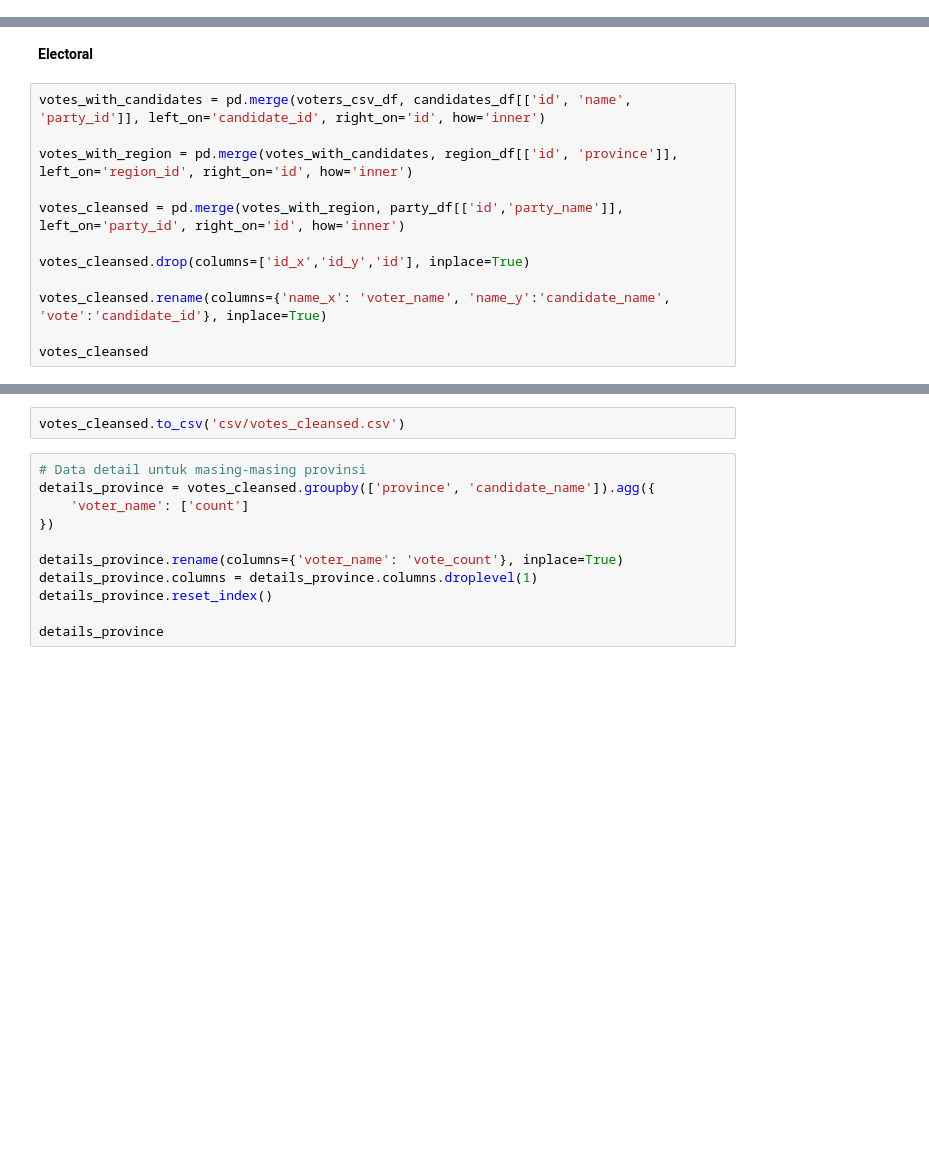
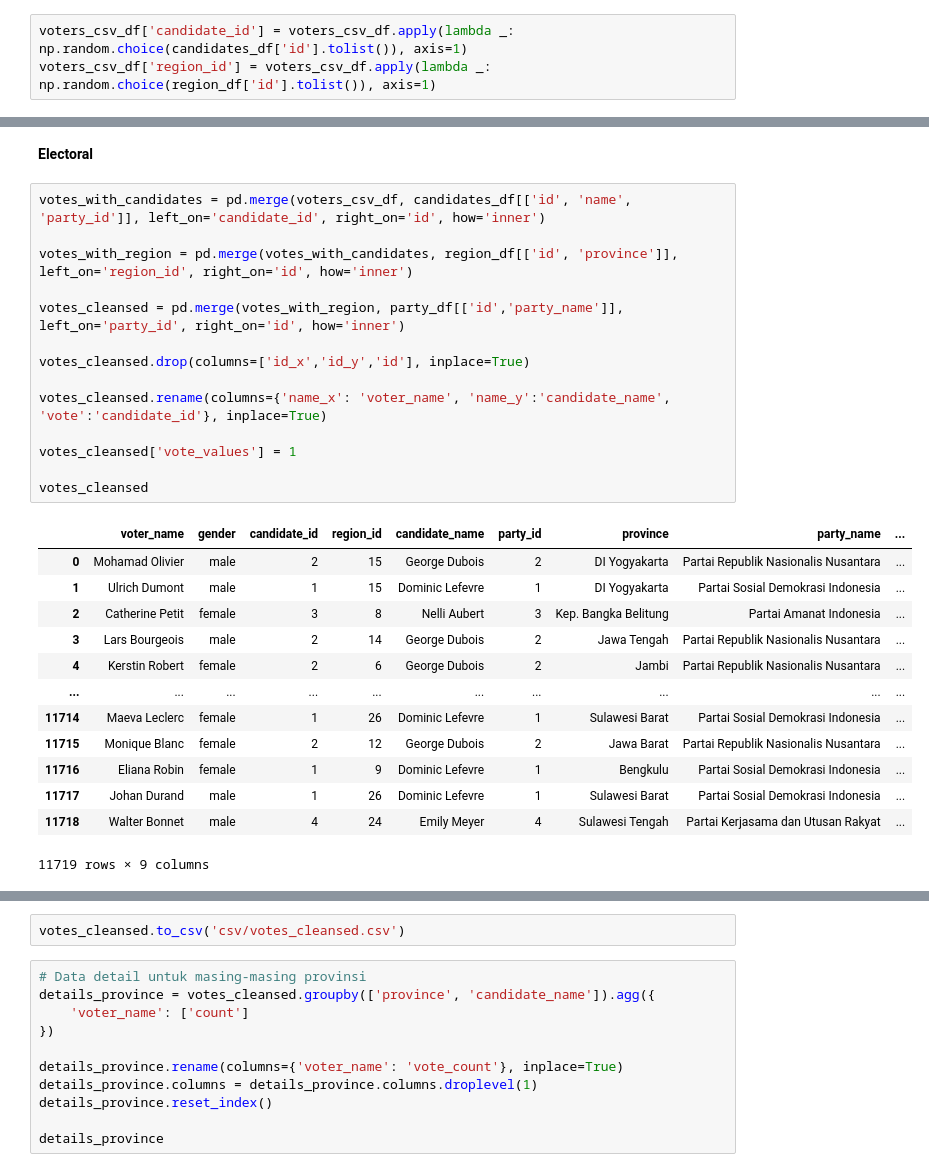
Before and after one commit to icanooooo/geographical_visualization, a Jupyter notebook: data_generation_docs.ipynb, the cells around one changed output, grey strips where cells are left out. Cells and saved outputs as stored; diff of their text form; blank space fills up the shorter version.

```diff
--- a/data_generation_docs.ipynb
+++ b/data_generation_docs.ipynb
@@ -133,2 +142,5 @@ voters_csv_df.to_csv("csv/voters.csv")
+# %%
+voters_csv_df['candidate_id'] = voters_csv_df.apply(lambda _: np.random.choice(candidates_df['id'].tolist()), axis=1)
+voters_csv_df['region_id'] = voters_csv_df.apply(lambda _: np.random.choice(region_df['id'].tolist()), axis=1)
 # %%
 voters_csv_df
@@ -137,12 +163,28 @@ voters_csv_df
 # %%
 votes_with_candidates = pd.merge(voters_csv_df, candidates_df[['id', 'name', 'party_id']], left_on='candidate_id', right_on='id', how='inner')
 
 votes_with_region = pd.merge(votes_with_candidates, region_df[['id', 'province']], left_on='region_id', right_on='id', how='inner')
 
 votes_cleansed = pd.merge(votes_with_region, party_df[['id','party_name']], left_on='party_id', right_on='id', how='inner')
 
 votes_cleansed.drop(columns=['id_x','id_y','id'], inplace=True)
 
 votes_cleansed.rename(columns={'name_x': 'voter_name', 'name_y':'candidate_name', 'vote':'candidate_id'}, inplace=True)
 
+votes_cleansed['vote_values'] = 1
+
 votes_cleansed
+# %% [output]
+|  | voter_name | gender | candidate_id | region_id | candidate_name | party_id | province | party_name | ... |
+| 0 | Mohamad Olivier | male | 2 | 15 | George Dubois | 2 | DI Yogyakarta | Partai Republik Nasionalis Nusantara | ... |
+| 1 | Ulrich Dumont | male | 1 | 15 | Dominic Lefevre | 1 | DI Yogyakarta | Partai Sosial Demokrasi Indonesia | ... |
+| 2 | Catherine Petit | female | 3 | 8 | Nelli Aubert | 3 | Kep. Bangka Belitung | Partai Amanat Indonesia | ... |
+| 3 | Lars Bourgeois | male | 2 | 14 | George Dubois | 2 | Jawa Tengah | Partai Republik Nasionalis Nusantara | ... |
+| 4 | Kerstin Robert | female | 2 | 6 | George Dubois | 2 | Jambi | Partai Republik Nasionalis Nusantara | ... |
+| ... | ... | ... | ... | ... | ... | ... | ... | ... | ... |
+| 11714 | Maeva Leclerc | female | 1 | 26 | Dominic Lefevre | 1 | Sulawesi Barat | Partai Sosial Demokrasi Indonesia | ... |
+| 11715 | Monique Blanc | female | 2 | 12 | George Dubois | 2 | Jawa Barat | Partai Republik Nasionalis Nusantara | ... |
+| 11716 | Eliana Robin | female | 1 | 9 | Dominic Lefevre | 1 | Bengkulu | Partai Sosial Demokrasi Indonesia | ... |
+| 11717 | Johan Durand | male | 1 | 26 | Dominic Lefevre | 1 | Sulawesi Barat | Partai Sosial Demokrasi Indonesia | ... |
+| 11718 | Walter Bonnet | male | 4 | 24 | Emily Meyer | 4 | Sulawesi Tengah | Partai Kerjasama dan Utusan Rakyat | ... |
+11719 rows × 9 columns
```
Also changed, not shown: parts of 9 cells of this notebook, 5 other files.
